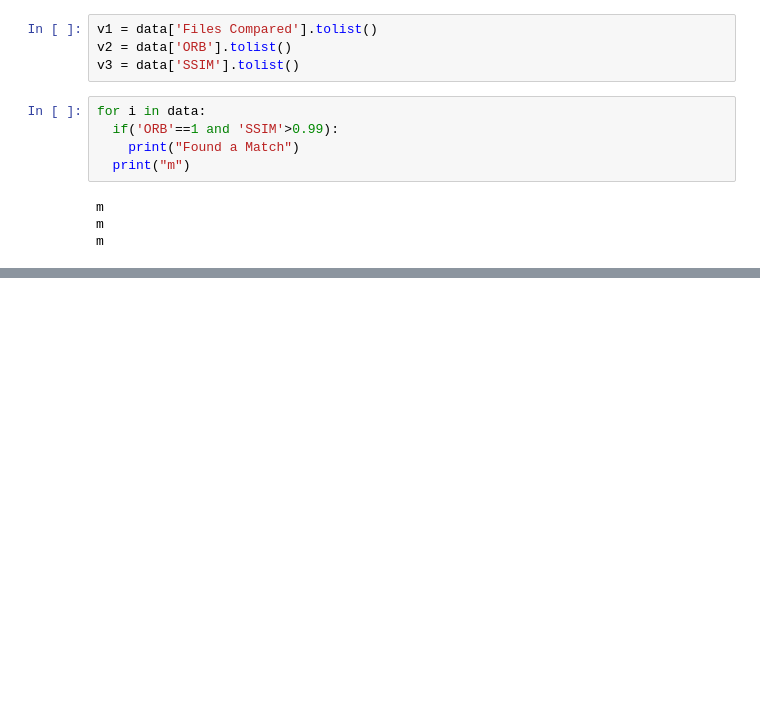
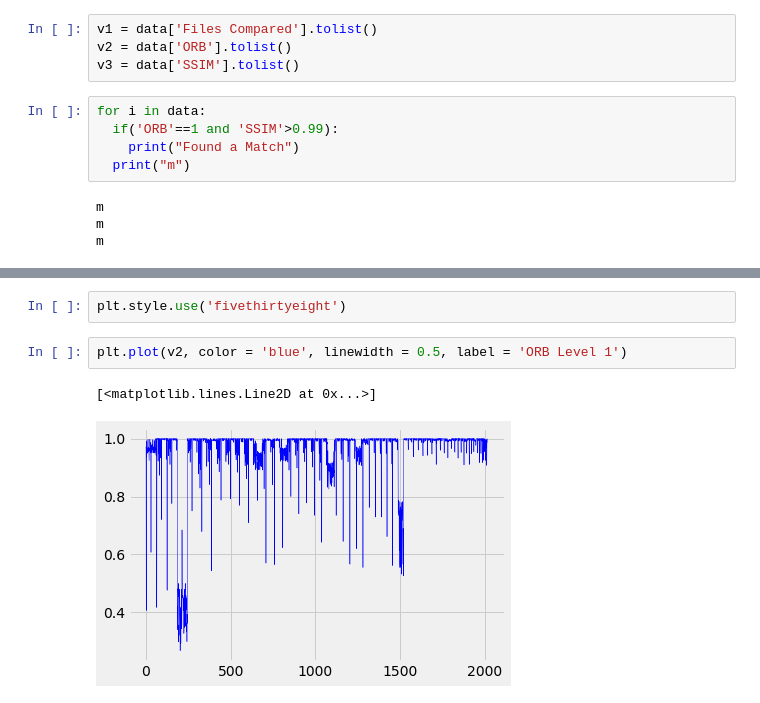
Before and after one commit to arnavd2001/iiitb_cnn, a Jupyter notebook: fitlervisn.ipynb, the cells around one changed output, grey strips where cells are left out. Saved outputs shown, nothing was run; the diff lists cells and outputs as text; blank space fills up the shorter version.

Commit message:
plots

```diff
--- a/fitlervisn.ipynb
+++ b/fitlervisn.ipynb
@@ -296,0 +309,7 @@ m
+# %%
+plt.style.use('fivethirtyeight')
+# %%
+plt.plot(v2, color = 'blue', linewidth = 0.5, label = 'ORB Level 1')
+# %% [output]
+[<matplotlib.lines.Line2D at 0x...>]
+[figure, added]
```
Also changed, not shown: parts of 15 cells of this notebook.
